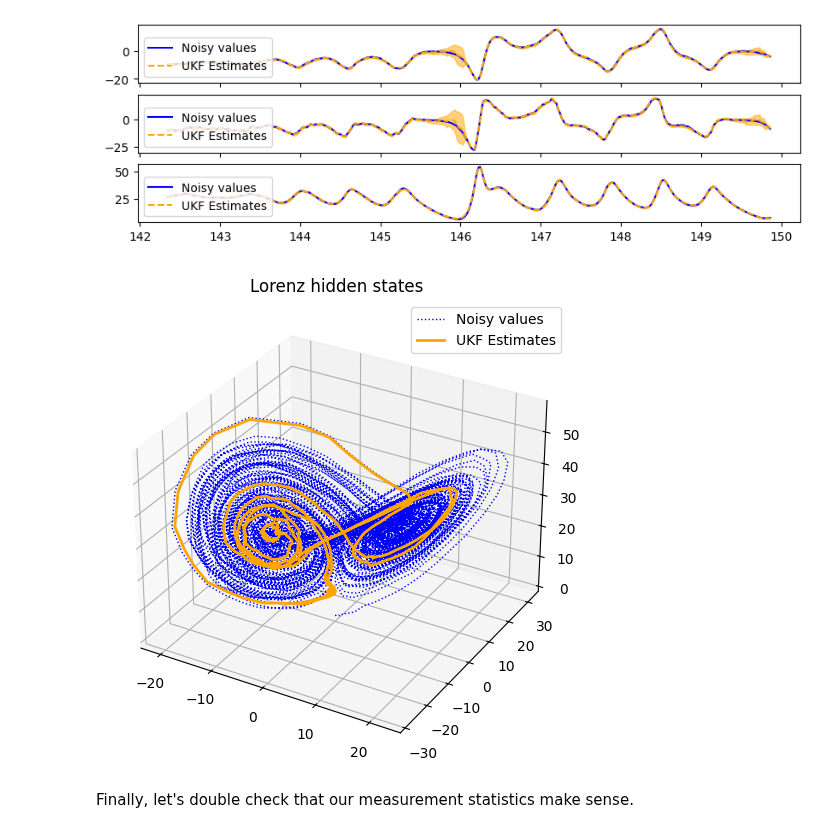
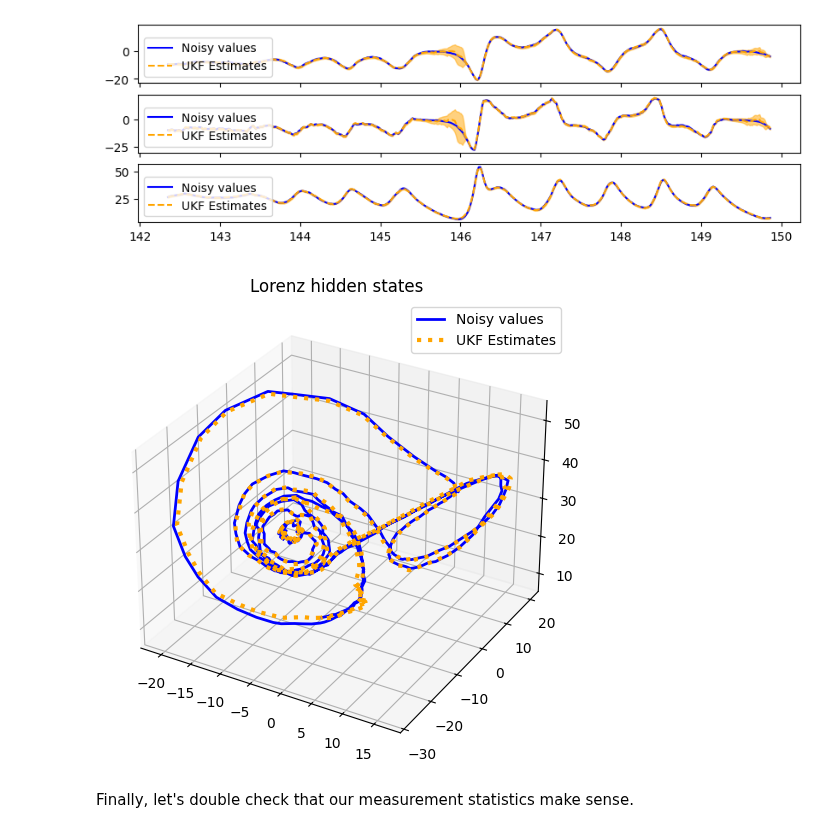
Before and after one commit to ROVI-org/auto-soh, a Jupyter notebook: notebooks/demonstrate_ukf.ipynb, the cells around one changed output. Drawn from its saved outputs; the diff is of its cells as text; code cells hidden in the pictures.

Commit message:
Fixing Lorenz 3D plot

```diff
--- a/notebooks/demonstrate_ukf.ipynb
+++ b/notebooks/demonstrate_ukf.ipynb
@@ -511,20 +511,20 @@ for i in range(3):
 # %%
 fig = plt.figure(figsize=(6,6))
 ax = fig.add_subplot(projection='3d')
-ax.plot(*np.array([hid.flatten() for hid in noisy_values['state']]).T[-500:],
+ax.plot(*np.array([hid.flatten() for hid in noisy_values['state'][-500:]]).T,
         color='blue',
-        linewidth=1,
-        linestyle=':',
+        linewidth=2,
+        # linestyle=':',
         label='Noisy values')
 ax.plot(ukf_x[-500:], ukf_y[-500:], ukf_z[-500:],
         color='orange',
-        linewidth=2,
-        # linestyle=':',
+        linewidth=3,
+        linestyle=':',
         label='UKF Estimates')
 ax.set_title('Lorenz hidden states')
 _ = ax.legend()
 # %% [output]
-[figure, old version]
+[figure, new version]
 # %% [markdown]
 Finally, let's double check that our measurement statistics make sense.
 # %%
```
Also changed, not shown: parts of 3 cells of this notebook.
